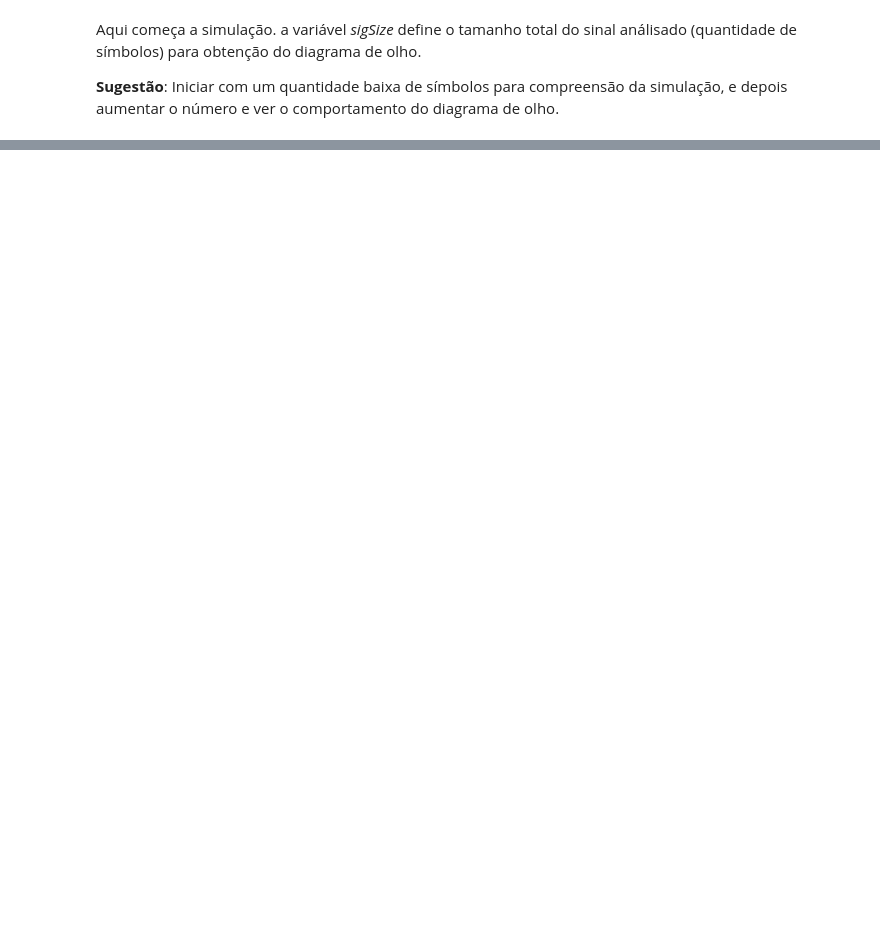
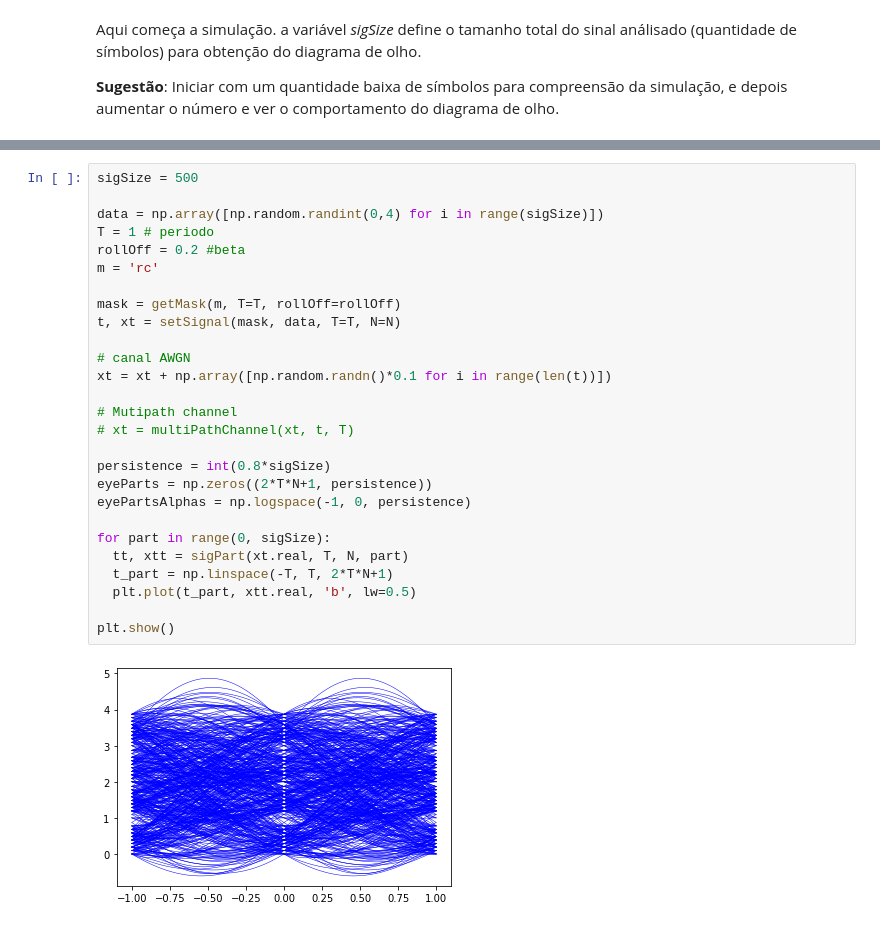
Before and after one commit to rsmarinho/digicomm, a Jupyter notebook: sim2.ipynb, the cells around one changed output, grey strips where cells are left out. Drawn from its saved outputs; the diff is of its cells as text; blank space fills up the shorter version.

```diff
--- a/sim2.ipynb
+++ b/sim2.ipynb
@@ -120,0 +153,29 @@ interact(plot_func,
+# %%
+sigSize = 500
+
+data = np.array([np.random.randint(0,4) for i in range(sigSize)])
+T = 1 # periodo
+rollOff = 0.2 #beta
+m = 'rc'
+
+mask = getMask(m, T=T, rollOff=rollOff)
+t, xt = setSignal(mask, data, T=T, N=N)
+
+# canal AWGN
+xt = xt + np.array([np.random.randn()*0.1 for i in range(len(t))])
+
+# Mutipath channel
+# xt = multiPathChannel(xt, t, T)
+
+persistence = int(0.8*sigSize)
+eyeParts = np.zeros((2*T*N+1, persistence))
+eyePartsAlphas = np.logspace(-1, 0, persistence)
+
+for part in range(0, sigSize):
+  tt, xtt = sigPart(xt.real, T, N, part)
+  t_part = np.linspace(-T, T, 2*T*N+1)
+  plt.plot(t_part, xtt.real, 'b', lw=0.5)
+
+plt.show()
+# %% [output]
+[figure, added]
```
Also changed, not shown: parts of 7 cells of this notebook.
